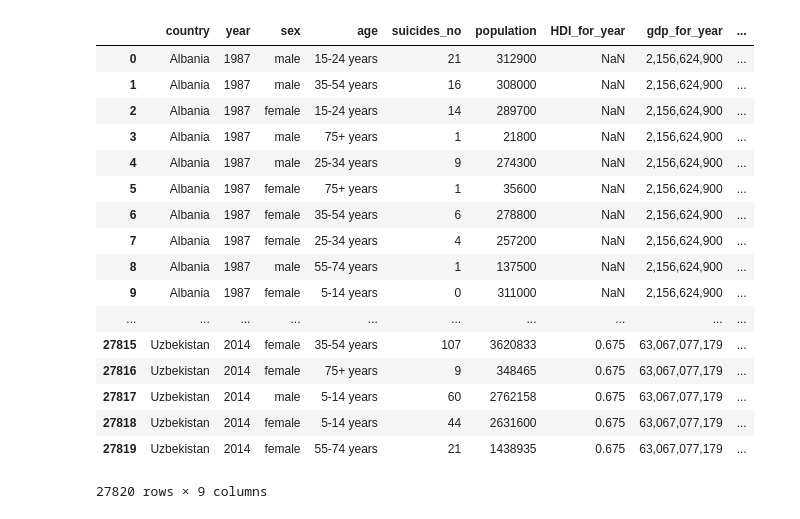
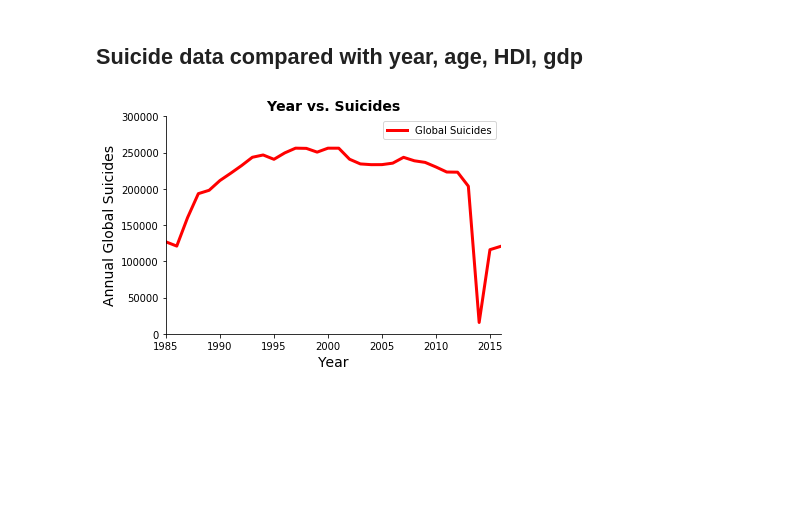
Before and after one commit to jeed123456789/data_science_project2, a Jupyter notebook: csv_check.ipynb, the cells around one changed output. Drawn from its saved outputs; the diff is of its cells as text; code cells hidden in the pictures; blank space fills up the shorter version.

```diff
--- a/csv_check.ipynb
+++ b/csv_check.ipynb
@@ -54,25 +14,42 @@ year_list
 # %%
 drop = ['generation','suicides/100k pop','country-year']
 suicide_data = suicide_data.drop(drop, axis = 1)
-suicide_data = suicide_data.rename(columns = {'suicide_no':'suicides','HDI for year': 'HDI_for_year',' gdp_for_year ($) ': 'gdp_for_year','gdp_per_capita ($)':'gdp_per_capita'})
+suicide_data = suicide_data.rename(columns = {'suicides_no':'suicides','HDI for year': 'HDI_for_year',' gdp_for_year ($) ': 'gdp_for_year','gdp_per_capita ($)':'gdp_per_capita'})
-# %%
-suicide_data
-# %% [output]
-|  | country | year | sex | age | suicides_no | population | HDI_for_year | gdp_for_year | ... |
-| 0 | Albania | 1987 | male | 15-24 years | 21 | 312900 | NaN | 2,156,624,900 | ... |
-| 1 | Albania | 1987 | male | 35-54 years | 16 | 308000 | NaN | 2,156,624,900 | ... |
-| 2 | Albania | 1987 | female | 15-24 years | 14 | 289700 | NaN | 2,156,624,900 | ... |
-| 3 | Albania | 1987 | male | 75+ years | 1 | 21800 | NaN | 2,156,624,900 | ... |
-| 4 | Albania | 1987 | male | 25-34 years | 9 | 274300 | NaN | 2,156,624,900 | ... |
-| 5 | Albania | 1987 | female | 75+ years | 1 | 35600 | NaN | 2,156,624,900 | ... |
-| 6 | Albania | 1987 | female | 35-54 years | 6 | 278800 | NaN | 2,156,624,900 | ... |
-| 7 | Albania | 1987 | female | 25-34 years | 4 | 257200 | NaN | 2,156,624,900 | ... |
-| 8 | Albania | 1987 | male | 55-74 years | 1 | 137500 | NaN | 2,156,624,900 | ... |
-| 9 | Albania | 1987 | female | 5-14 years | 0 | 311000 | NaN | 2,156,624,900 | ... |
-| ... | ... | ... | ... | ... | ... | ... | ... | ... | ... |
-| 27815 | Uzbekistan | 2014 | female | 35-54 years | 107 | 3620833 | 0.675 | 63,067,077,179 | ... |
-| 27816 | Uzbekistan | 2014 | female | 75+ years | 9 | 348465 | 0.675 | 63,067,077,179 | ... |
-| 27817 | Uzbekistan | 2014 | male | 5-14 years | 60 | 2762158 | 0.675 | 63,067,077,179 | ... |
-| 27818 | Uzbekistan | 2014 | female | 5-14 years | 44 | 2631600 | 0.675 | 63,067,077,179 | ... |
-| 27819 | Uzbekistan | 2014 | female | 55-74 years | 21 | 1438935 | 0.675 | 63,067,077,179 | ... |
-27820 rows × 9 columns
+# %% [markdown]
+## Suicide data compared with year, age, HDI, gdp
+# %%
+# compared with year
+temp = suicide_data[['year','suicides']]
+per_year = []
+for i in range(32):
+    per_year.append(0)
+for i in range(27820):
+    per_year[suicide_data['year'][i]-1987]+=suicide_data['suicides'][i]
+num_suicides = pd.Series(per_year,name='suicides')
+year_s = pd.Series(year_list,name='year')
+suicide_year= pd.concat([year_s,num_suicides],axis=1)
+suicide_year=suicide_year.set_index('year')
+# %%
+fig, ax = plt.subplots()
+
+suicide_year.suicides.plot(ax = ax, color = 'r', linewidth = 3.0)
+
+# HERE I'm changing the color and the thickness of the line...
+
+ax.set_title("Year vs. Suicides", fontsize = 14, fontweight = "bold") # Sets the title
+ax.set_ylabel("Annual Global Suicides", fontsize = 14,) # The ylable
+ax.set_xlabel("Year", fontsize = 14,) # the xlable
+
+ax.set_ylim(-10,10) # This sets the y-limits
+
+ax.legend(["Global Suicides"],frameon=True) # The legend, without a box...
+
+ax.set_ylim(0,300000)
+ax.set_xlim(1985,2016)
+
+ax.spines["right"].set_visible(False) # This removes the ``spines'', just the right and top
+ax.spines["top"].set_visible(False) # ones...
+
+plt.show()
+# %% [output]
+[figure, added]
```
Also changed, not shown: parts of 4 cells of this notebook, 1 other file.
